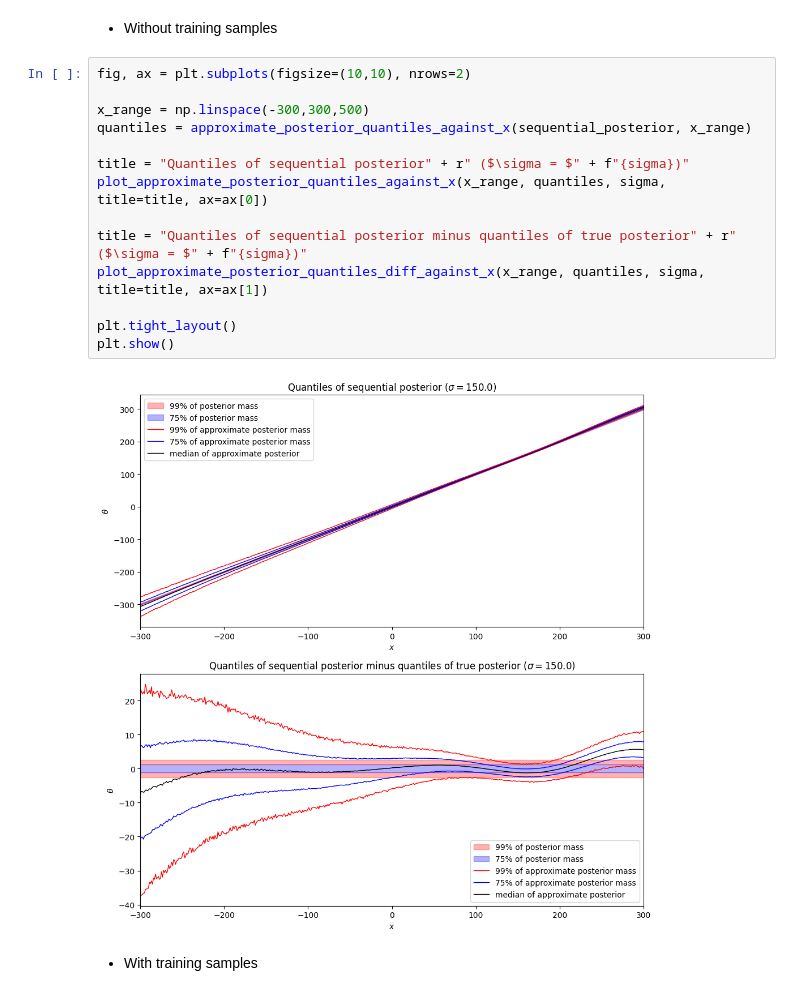
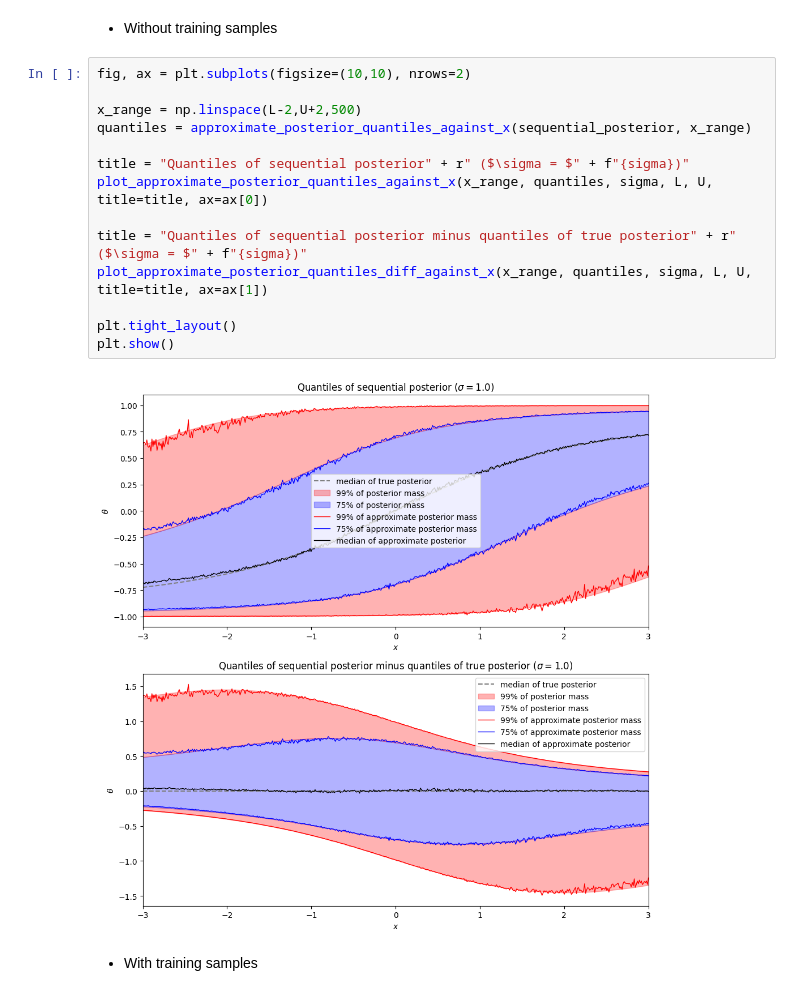
Before and after one commit to kaisamaroo/SBC-SBI, a Jupyter notebook: notebooks/toy_examples/unif_norm/npe_c.ipynb, the cells around one changed output. Cells and saved outputs as stored; diff of their text form.

```diff
--- a/notebooks/toy_examples/unif_norm/npe_c.ipynb
+++ b/notebooks/toy_examples/unif_norm/npe_c.ipynb
@@ -379,19 +397,19 @@ Plot quantiles of sequential posterior for various values of $x$.
 # %%
 fig, ax = plt.subplots(figsize=(10,10), nrows=2)
 
-x_range = np.linspace(-300,300,500)
+x_range = np.linspace(L-2,U+2,500)
 quantiles = approximate_posterior_quantiles_against_x(sequential_posterior, x_range)
 
 title = "Quantiles of sequential posterior" + r" ($\sigma = $" + f"{sigma})"
-plot_approximate_posterior_quantiles_against_x(x_range, quantiles, sigma, title=title, ax=ax[0])
+plot_approximate_posterior_quantiles_against_x(x_range, quantiles, sigma, L, U, title=title, ax=ax[0])
 
 title = "Quantiles of sequential posterior minus quantiles of true posterior" + r" ($\sigma = $" + f"{sigma})"
-plot_approximate_posterior_quantiles_diff_against_x(x_range, quantiles, sigma, title=title, ax=ax[1])
+plot_approximate_posterior_quantiles_diff_against_x(x_range, quantiles, sigma, L, U, title=title, ax=ax[1])
 
 plt.tight_layout()
 plt.show()
 # %% [output]
-[figure, old version]
+[figure, new version]
 # %% [markdown]
 - With training samples
 # %%
```
Also changed, not shown: parts of 38 cells of this notebook, 19 other files.
